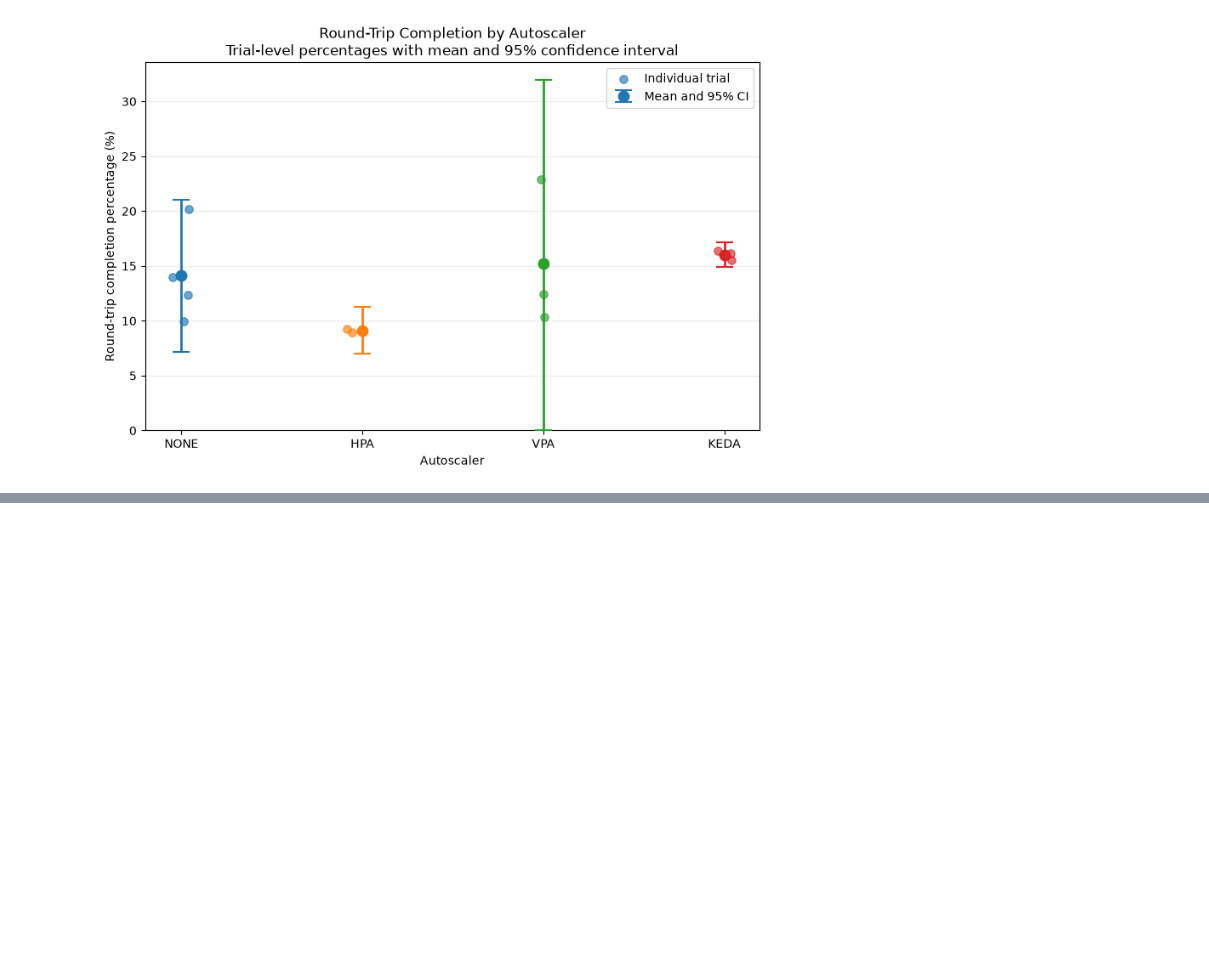
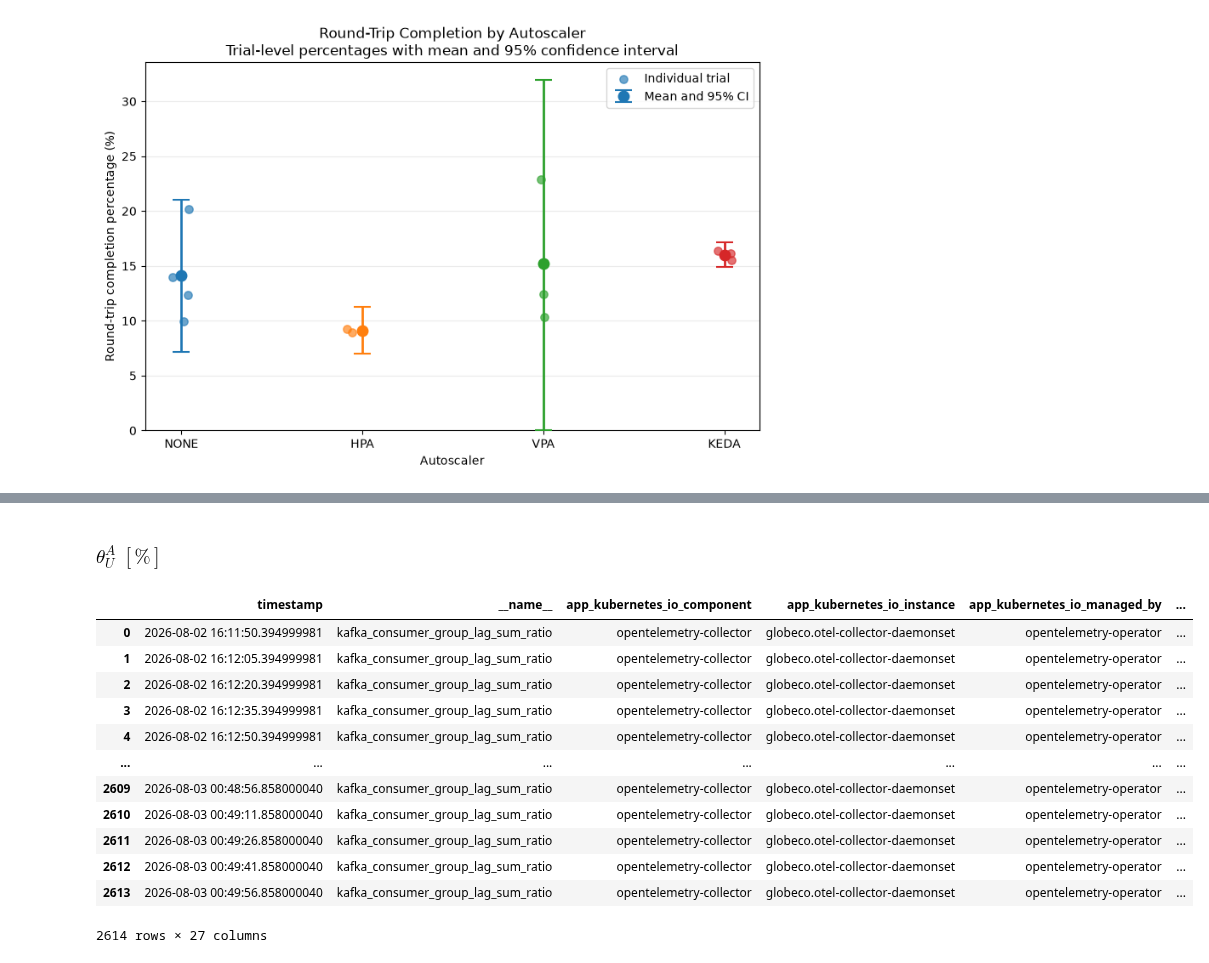
Before and after one commit to kasbench/kasbench-analysis, a Jupyter notebook: src/download_and_preprocess.ipynb, the cells around one changed output, grey strips where cells are left out. Saved outputs shown, nothing was run; the diff lists cells and outputs as text; code cells hidden in the pictures; blank space fills up the shorter version.

```diff
--- a/src/download_and_preprocess.ipynb
+++ b/src/download_and_preprocess.ipynb
@@ -819,0 +845,21 @@ max_start = 0 days 08:39:49.401701
+# %% [markdown]
+### $\theta^A_U\;[\%]$
+# %%
+metric = "kafka_consumer_group_lag_sum_ratio"
+column_label = "lag"
+
+lag_df = get_merged_range_metric_df(files, RUN, s3_bucket, metric, column_label)
+# %% [output]
+|  | timestamp | __name__ | app_kubernetes_io_component | app_kubernetes_io_instance | app_kubernetes_io_managed_by | ... |
+| 0 | 2026-08-02 16:11:50.394999981 | kafka_consumer_group_lag_sum_ratio | opentelemetry-collector | globeco.otel-collector-daemonset | opentelemetry-operator | ... |
+| 1 | 2026-08-02 16:12:05.394999981 | kafka_consumer_group_lag_sum_ratio | opentelemetry-collector | globeco.otel-collector-daemonset | opentelemetry-operator | ... |
+| 2 | 2026-08-02 16:12:20.394999981 | kafka_consumer_group_lag_sum_ratio | opentelemetry-collector | globeco.otel-collector-daemonset | opentelemetry-operator | ... |
+| 3 | 2026-08-02 16:12:35.394999981 | kafka_consumer_group_lag_sum_ratio | opentelemetry-collector | globeco.otel-collector-daemonset | opentelemetry-operator | ... |
+| 4 | 2026-08-02 16:12:50.394999981 | kafka_consumer_group_lag_sum_ratio | opentelemetry-collector | globeco.otel-collector-daemonset | opentelemetry-operator | ... |
+| ... | ... | ... | ... | ... | ... | ... |
+| 2609 | 2026-08-03 00:48:56.858000040 | kafka_consumer_group_lag_sum_ratio | opentelemetry-collector | globeco.otel-collector-daemonset | opentelemetry-operator | ... |
+| 2610 | 2026-08-03 00:49:11.858000040 | kafka_consumer_group_lag_sum_ratio | opentelemetry-collector | globeco.otel-collector-daemonset | opentelemetry-operator | ... |
+| 2611 | 2026-08-03 00:49:26.858000040 | kafka_consumer_group_lag_sum_ratio | opentelemetry-collector | globeco.otel-collector-daemonset | opentelemetry-operator | ... |
+| 2612 | 2026-08-03 00:49:41.858000040 | kafka_consumer_group_lag_sum_ratio | opentelemetry-collector | globeco.otel-collector-daemonset | opentelemetry-operator | ... |
+| 2613 | 2026-08-03 00:49:56.858000040 | kafka_consumer_group_lag_sum_ratio | opentelemetry-collector | globeco.otel-collector-daemonset | opentelemetry-operator | ... |
+2614 rows × 27 columns
```
Also changed, not shown: parts of 13 cells of this notebook, 2 other files.
